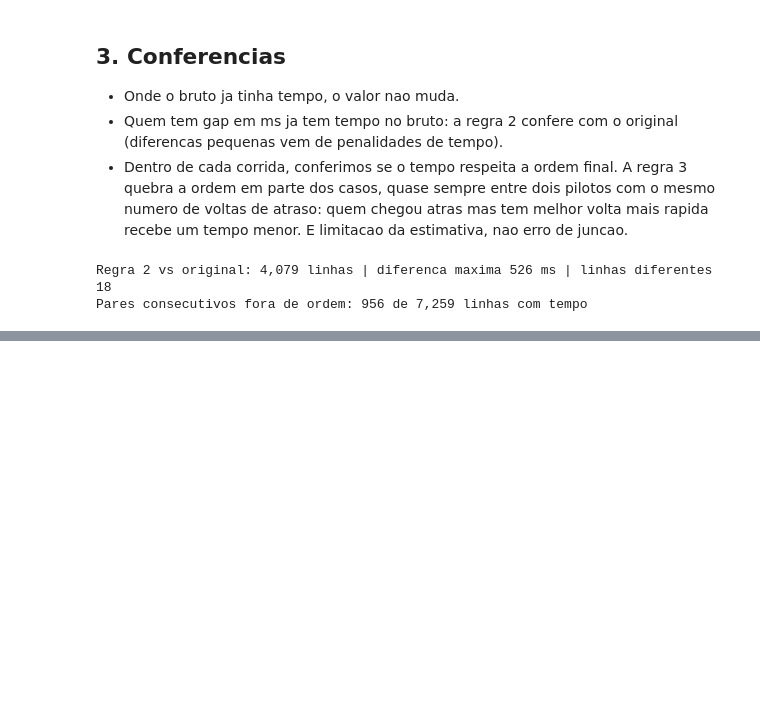
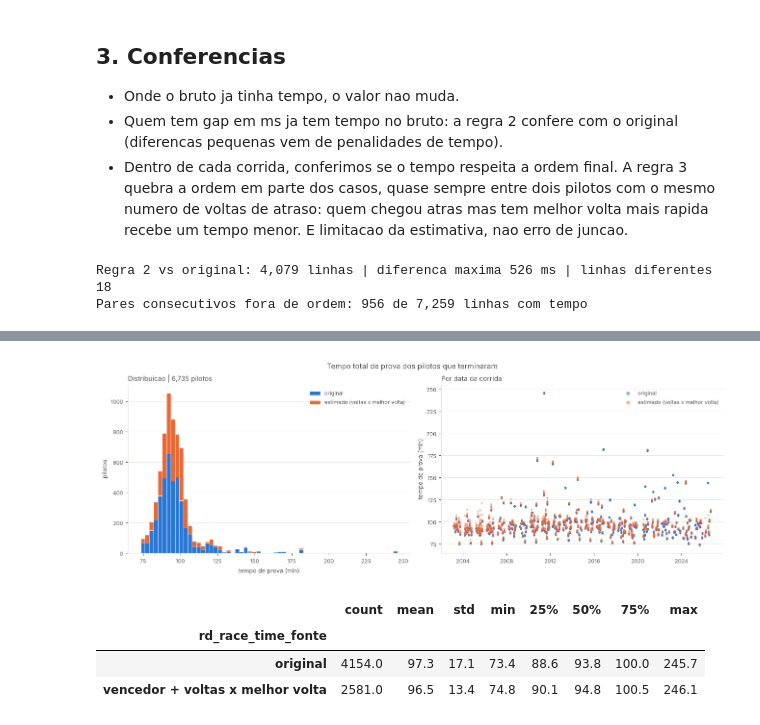
Before and after one commit to MintzyG/DataAnalytics, a Jupyter notebook: 08_Tempo_De_Prova.ipynb, the cells around one changed output, grey strips where cells are left out. Saved outputs shown, nothing was run; the diff lists cells and outputs as text; code cells hidden in the pictures; blank space fills up the shorter version.

```diff
--- a/08_Tempo_De_Prova.ipynb
+++ b/08_Tempo_De_Prova.ipynb
@@ -133,0 +177,49 @@ Arquivo salvo: csvs/08_dataset_com_tempo_de_prova.csv
+# %%
+import matplotlib.pyplot as plt
+
+TINTA = '#52514e'
+GRADE = '#e5e4df'
+CORES = {ORIGINAL: '#2a78d6', VOLTAS: '#eb6834'}
+ROTULOS = {ORIGINAL: 'original', VOLTAS: 'estimado (voltas x melhor volta)'}
+
+terminou = df_com_tempo[df_com_tempo['rd_race_status'].eq('finished')].copy()
+terminou['minutos'] = terminou['rd_race_time_millis'] / 60_000
+terminou['race_date'] = pd.to_datetime(terminou['race_date'])
+fontes = [fonte for fonte in CORES if fonte in set(terminou['rd_race_time_fonte'])]
+
+fig, (eixo_hist, eixo_data) = plt.subplots(1, 2, figsize=(13, 4.5), layout='constrained')
+
+eixo_hist.hist(
+    [terminou.loc[terminou['rd_race_time_fonte'].eq(fonte), 'minutos'] for fonte in fontes],
+    bins=60, stacked=True, color=[CORES[fonte] for fonte in fontes],
+    label=[ROTULOS[fonte] for fonte in fontes], edgecolor='white', linewidth=0.5,
+)
+eixo_hist.set_xlabel('tempo de prova (min)', fontsize=9, color=TINTA)
+eixo_hist.set_ylabel('pilotos', fontsize=9, color=TINTA)
+eixo_hist.set_title(f'Distribuicao | {len(terminou):,} pilotos', fontsize=10, color=TINTA, loc='left')
+
+for fonte in fontes:
+    parte = terminou[terminou['rd_race_time_fonte'].eq(fonte)]
+    eixo_data.scatter(parte['race_date'], parte['minutos'], s=8, alpha=0.5, color=CORES[fonte],
+                      edgecolors='none', label=ROTULOS[fonte])
+eixo_data.set_ylabel('tempo de prova (min)', fontsize=9, color=TINTA)
+eixo_data.set_title('Por data da corrida', fontsize=10, color=TINTA, loc='left')
+
+for eixo in (eixo_hist, eixo_data):
+    eixo.spines[['top', 'right']].set_visible(False)
+    eixo.spines[['left', 'bottom']].set_color(GRADE)
+    eixo.tick_params(labelsize=8, colors=TINTA)
+    eixo.grid(axis='y', color=GRADE, linewidth=0.6)
+    eixo.set_axisbelow(True)
+    eixo.legend(fontsize=8, frameon=False, labelcolor=TINTA, markerscale=2)
+
+fig.suptitle('Tempo total de prova dos pilotos que terminaram', fontsize=11, color=TINTA)
+plt.show()
+
+display(terminou.groupby('rd_race_time_fonte')['minutos'].describe().round(1))
+# %% [output]
+[figure, added]
+|  | count | mean | std | min | 25% | 50% | 75% | max |
+| rd_race_time_fonte |  |  |  |  |  |  |  |  |
+| original | 4154.0 | 97.3 | 17.1 | 73.4 | 88.6 | 93.8 | 100.0 | 245.7 |
+| vencedor + voltas x melhor volta | 2581.0 | 96.5 | 13.4 | 74.8 | 90.1 | 94.8 | 100.5 | 246.1 |
```
Also changed, not shown: parts of 6 cells of this notebook, 1 other file.
